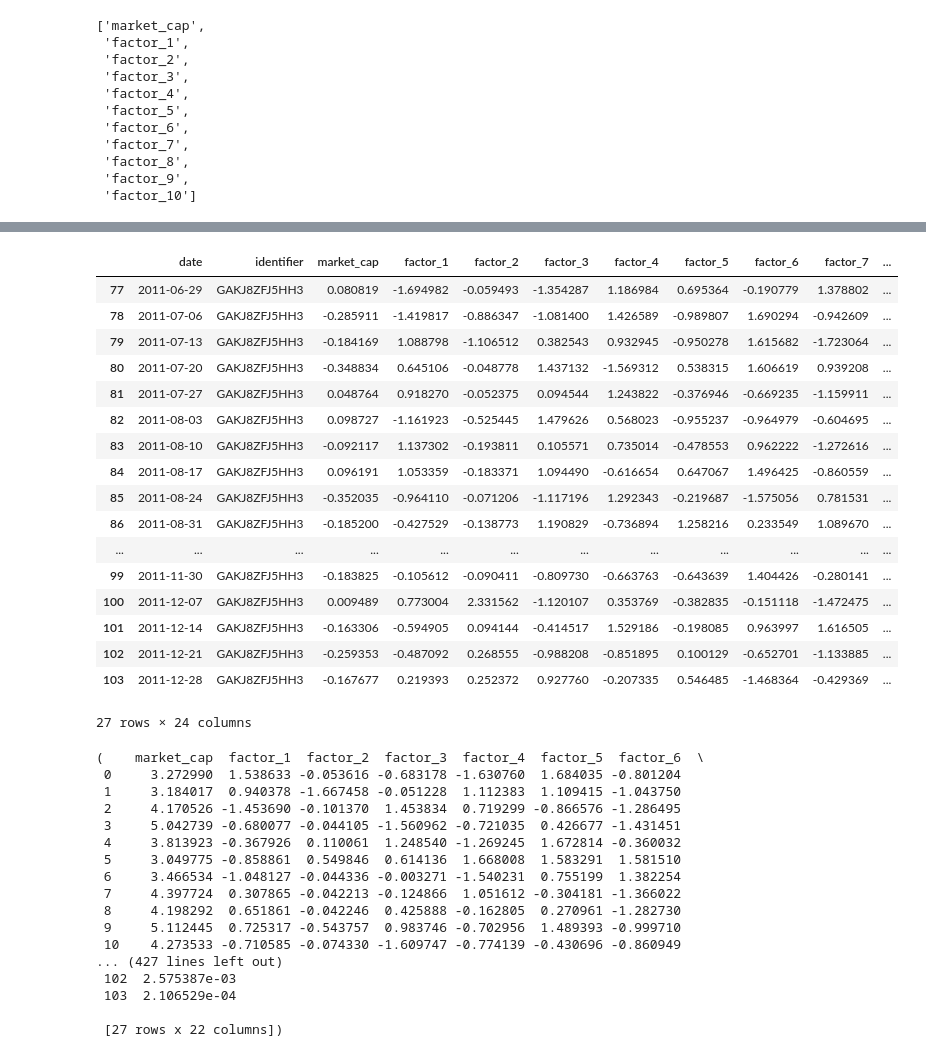
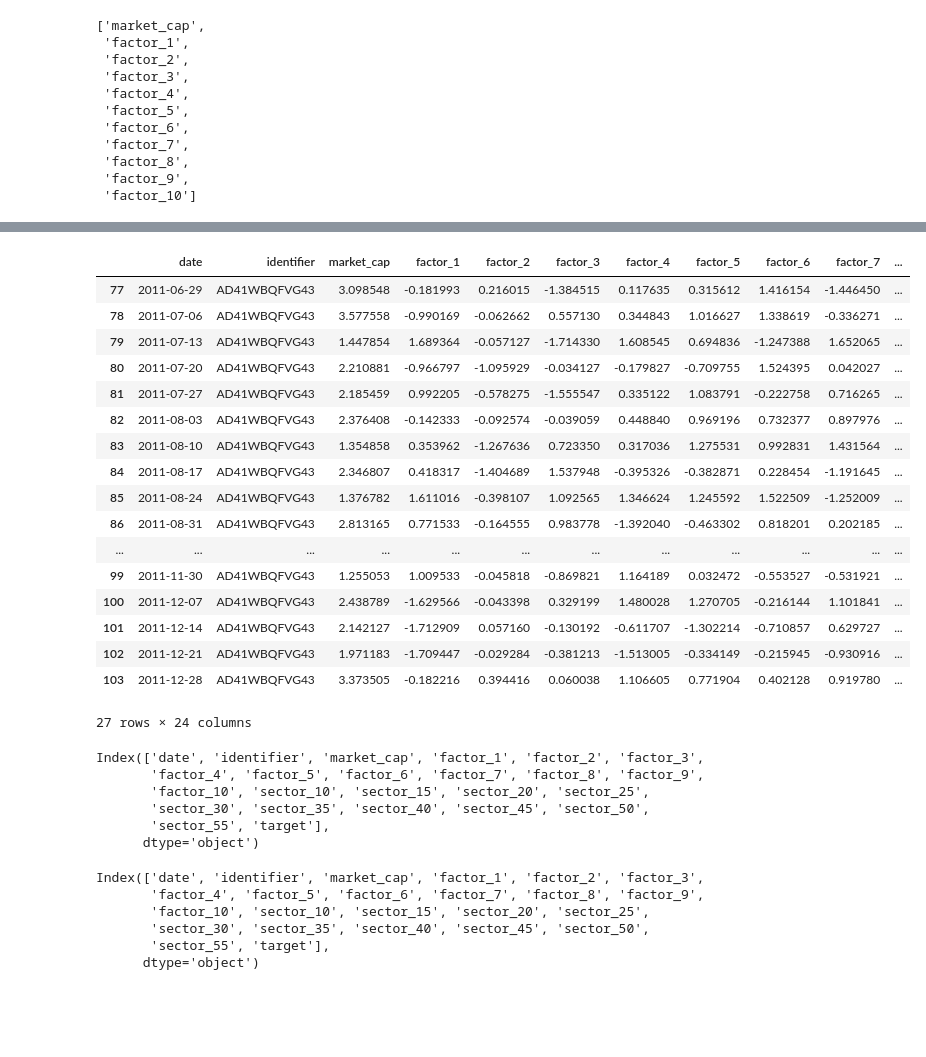
Before and after one commit to doogzultz/time_series_project, a Jupyter notebook: preprocessing_and_model_test.ipynb, the cells around one changed output, grey strips where cells are left out. Cells and saved outputs as stored; diff of their text form; code cells hidden in the pictures; blank space fills up the shorter version.

```diff
--- a/preprocessing_and_model_test.ipynb
+++ b/preprocessing_and_model_test.ipynb
@@ -26,7 +26,7 @@ from sklearn.metrics import mean_squared_error, mean_absolute_error
 # %%
 class g:
   window_size = 16
-  batch_size = 16
+  batch_size = 12
 # %%
 url = "https://raw.githubusercontent.com/doogzultz/time_series_project/main/data.csv"
 data = pd.read_csv(url)
@@ -166,13 +185,13 @@ def split_to_series(df, valid_size = .1, test_size = .1,length_cutoff = 4*g.wind
   train_dict = {}
   valid_dict = {}
   test_dict = {}
-  for i, ident in enumerate(shuffle(df_long.value_counts('identifier').index)):
+  for i, ident in enumerate(df_long.value_counts('identifier').index):
     series_dict[i] = df_long[df_long['identifier'] == ident].sort_values('date').reset_index().drop(columns = 'index')
     train_dict[i] = series_dict[i].iloc[:fl((1-valid_size - test_size)*len(series_dict[i])) - 2*g.window_size]
     valid_dict[i] = series_dict[i].iloc[fl((1-valid_size - test_size)*len(series_dict[i]))- 2*g.window_size:fl((1- test_size)*len(series_dict[i]))- g.window_size]
     test_dict[i] = series_dict[i].iloc[fl((1- test_size)*len(series_dict[i]))- g.window_size:]
-  for j, ident in enumerate(shuffle(df_short.value_counts('identifier').index)):
-    train_dict[len(series_dict)+j] = df_short[df_short['identifier'] == ident].sort_values('date').reset_index()
+  for j, ident in enumerate(df_short.value_counts('identifier').index):
+    train_dict[len(series_dict)+j] = df_short[df_short['identifier'] == ident].sort_values('date').reset_index().drop(columns = 'index')
   print(f"Number of time series to be trained and tested: {len([keys for keys in series_dict])}")
   print(f"Number of time series to be trained: {len([keys for keys in train_dict])}")
   return train_dict, valid_dict, test_dict
@@ -317,25 +336,43 @@ valid_scaled[25]
 26 rows × 24 columns
 # %%
-test_scaled[25]
+test_scaled[0]
 # %% [output]
 |  | date | identifier | market_cap | factor_1 | factor_2 | factor_3 | factor_4 | factor_5 | factor_6 | factor_7 | ... |
-| 77 | 2011-06-29 | GAKJ8ZFJ5HH3 | 0.080819 | -1.694982 | -0.059493 | -1.354287 | 1.186984 | 0.695364 | -0.190779 | 1.378802 | ... |
-| 78 | 2011-07-06 | GAKJ8ZFJ5HH3 | -0.285911 | -1.419817 | -0.886347 | -1.081400 | 1.426589 | -0.989807 | 1.690294 | -0.942609 | ... |
-| 79 | 2011-07-13 | GAKJ8ZFJ5HH3 | -0.184169 | 1.088798 | -1.106512 | 0.382543 | 0.932945 | -0.950278 | 1.615682 | -1.723064 | ... |
-| 80 | 2011-07-20 | GAKJ8ZFJ5HH3 | -0.348834 | 0.645106 | -0.048778 | 1.437132 | -1.569312 | 0.538315 | 1.606619 | 0.939208 | ... |
-| 81 | 2011-07-27 | GAKJ8ZFJ5HH3 | 0.048764 | 0.918270 | -0.052375 | 0.094544 | 1.243822 | -0.376946 | -0.669235 | -1.159911 | ... |
-| 82 | 2011-08-03 | GAKJ8ZFJ5HH3 | 0.098727 | -1.161923 | -0.525445 | 1.479626 | 0.568023 | -0.955237 | -0.964979 | -0.604695 | ... |
-| 83 | 2011-08-10 | GAKJ8ZFJ5HH3 | -0.092117 | 1.137302 | -0.193811 | 0.105571 | 0.735014 | -0.478553 | 0.962222 | -1.272616 | ... |
-| 84 | 2011-08-17 | GAKJ8ZFJ5HH3 | 0.096191 | 1.053359 | -0.183371 | 1.094490 | -0.616654 | 0.647067 | 1.496425 | -0.860559 | ... |
-| 85 | 2011-08-24 | GAKJ8ZFJ5HH3 | -0.352035 | -0.964110 | -0.071206 | -1.117196 | 1.292343 | -0.219687 | -1.575056 | 0.781531 | ... |
-| 86 | 2011-08-31 | GAKJ8ZFJ5HH3 | -0.185200 | -0.427529 | -0.138773 | 1.190829 | -0.736894 | 1.258216 | 0.233549 | 1.089670 | ... |
+| 77 | 2011-06-29 | AD41WBQFVG43 | 3.098548 | -0.181993 | 0.216015 | -1.384515 | 0.117635 | 0.315612 | 1.416154 | -1.446450 | ... |
+| 78 | 2011-07-06 | AD41WBQFVG43 | 3.577558 | -0.990169 | -0.062662 | 0.557130 | 0.344843 | 1.016627 | 1.338619 | -0.336271 | ... |
+| 79 | 2011-07-13 | AD41WBQFVG43 | 1.447854 | 1.689364 | -0.057127 | -1.714330 | 1.608545 | 0.694836 | -1.247388 | 1.652065 | ... |
+| 80 | 2011-07-20 | AD41WBQFVG43 | 2.210881 | -0.966797 | -1.095929 | -0.034127 | -0.179827 | -0.709755 | 1.524395 | 0.042027 | ... |
+| 81 | 2011-07-27 | AD41WBQFVG43 | 2.185459 | 0.992205 | -0.578275 | -1.555547 | 0.335122 | 1.083791 | -0.222758 | 0.716265 | ... |
+| 82 | 2011-08-03 | AD41WBQFVG43 | 2.376408 | -0.142333 | -0.092574 | -0.039059 | 0.448840 | 0.969196 | 0.732377 | 0.897976 | ... |
+| 83 | 2011-08-10 | AD41WBQFVG43 | 1.354858 | 0.353962 | -1.267636 | 0.723350 | 0.317036 | 1.275531 | 0.992831 | 1.431564 | ... |
+| 84 | 2011-08-17 | AD41WBQFVG43 | 2.346807 | 0.418317 | -1.404689 | 1.537948 | -0.395326 | -0.382871 | 0.228454 | -1.191645 | ... |
+| 85 | 2011-08-24 | AD41WBQFVG43 | 1.376782 | 1.611016 | -0.398107 | 1.092565 | 1.346624 | 1.245592 | 1.522509 | -1.252009 | ... |
+| 86 | 2011-08-31 | AD41WBQFVG43 | 2.813165 | 0.771533 | -0.164555 | 0.983778 | -1.392040 | -0.463302 | 0.818201 | 0.202185 | ... |
 | ... | ... | ... | ... | ... | ... | ... | ... | ... | ... | ... | ... |
-| 99 | 2011-11-30 | GAKJ8ZFJ5HH3 | -0.183825 | -0.105612 | -0.090411 | -0.809730 | -0.663763 | -0.643639 | 1.404426 | -0.280141 | ... |
-| 100 | 2011-12-07 | GAKJ8ZFJ5HH3 | 0.009489 | 0.773004 | 2.331562 | -1.120107 | 0.353769 | -0.382835 | -0.151118 | -1.472475 | ... |
-| 101 | 2011-12-14 | GAKJ8ZFJ5HH3 | -0.163306 | -0.594905 | 0.094144 | -0.414517 | 1.529186 | -0.198085 | 0.963997 | 1.616505 | ... |
-| 102 | 2011-12-21 | GAKJ8ZFJ5HH3 | -0.259353 | -0.487092 | 0.268555 | -0.988208 | -0.851895 | 0.100129 | -0.652701 | -1.133885 | ... |
-| 103 | 2011-12-28 | GAKJ8ZFJ5HH3 | -0.167677 | 0.219393 | 0.252372 | 0.927760 | -0.207335 | 0.546485 | -1.468364 | -0.429369 | ... |
+| 99 | 2011-11-30 | AD41WBQFVG43 | 1.255053 | 1.009533 | -0.045818 | -0.869821 | 1.164189 | 0.032472 | -0.553527 | -0.531921 | ... |
+| 100 | 2011-12-07 | AD41WBQFVG43 | 2.438789 | -1.629566 | -0.043398 | 0.329199 | 1.480028 | 1.270705 | -0.216144 | 1.101841 | ... |
+| 101 | 2011-12-14 | AD41WBQFVG43 | 2.142127 | -1.712909 | 0.057160 | -0.130192 | -0.611707 | -1.302214 | -0.710857 | 0.629727 | ... |
+| 102 | 2011-12-21 | AD41WBQFVG43 | 1.971183 | -1.709447 | -0.029284 | -0.381213 | -1.513005 | -0.334149 | -0.215945 | -0.930916 | ... |
+| 103 | 2011-12-28 | AD41WBQFVG43 | 3.373505 | -0.182216 | 0.394416 | 0.060038 | 1.106605 | 0.771904 | 0.402128 | 0.919780 | ... |
 27 rows × 24 columns
+# %%
+train_scaled[0].columns
+# %% [output]
+Index(['date', 'identifier', 'market_cap', 'factor_1', 'factor_2', 'factor_3',
+       'factor_4', 'factor_5', 'factor_6', 'factor_7', 'factor_8', 'factor_9',
+       'factor_10', 'sector_10', 'sector_15', 'sector_20', 'sector_25',
+       'sector_30', 'sector_35', 'sector_40', 'sector_45', 'sector_50',
+       'sector_55', 'target'],
+      dtype='object')
+# %%
+train_scaled[322].columns
+# %% [output]
+Index(['date', 'identifier', 'market_cap', 'factor_1', 'factor_2', 'factor_3',
+       'factor_4', 'factor_5', 'factor_6', 'factor_7', 'factor_8', 'factor_9',
+       'factor_10', 'sector_10', 'sector_15', 'sector_20', 'sector_25',
+       'sector_30', 'sector_35', 'sector_40', 'sector_45', 'sector_50',
+       'sector_55', 'target'],
+      dtype='object')
 # %%
 def drop_final_columns(data_dict):
   for i in range(0, len(data_dict)):
@@ -344,26 +381,6 @@ def drop_final_columns(data_dict):
 # %%
 train_scaled, valid_scaled, test_scaled = \
 drop_final_columns(train_scaled), drop_final_columns(valid_scaled), drop_final_columns(test_scaled)
-# %%
-train_scaled[5], valid_scaled[5], test_scaled[5]
-# %% [output]
-(    market_cap  factor_1  factor_2  factor_3  factor_4  factor_5  factor_6  \
- 0     3.272990  1.538633 -0.053616 -0.683178 -1.630760  1.684035 -0.801204
- 1     3.184017  0.940378 -1.667458 -0.051228  1.112383  1.109415 -1.043750
- 2     4.170526 -1.453690 -0.101370  1.453834  0.719299 -0.866576 -1.286495
- 3     5.042739 -0.680077 -0.044105 -1.560962 -0.721035  0.426677 -1.431451
- 4     3.813923 -0.367926  0.110061  1.248540 -1.269245  1.672814 -0.360032
- 5     3.049775 -0.858861  0.549846  0.614136  1.668008  1.583291  1.581510
- 6     3.466534 -1.048127 -0.044336 -0.003271 -1.540231  0.755199  1.382254
- 7     4.397724  0.307865 -0.042213 -0.124866  1.051612 -0.304181 -1.366022
- 8     4.198292  0.651861 -0.042246  0.425888 -0.162805  0.270961 -1.282730
- 9     5.112445  0.725317 -0.543757  0.983746 -0.702956  1.489393 -0.999710
- 10    4.273533 -0.710585 -0.074330 -1.609747 -0.774139 -0.430696 -0.860949
-... (427 lines left out)
- 102  2.575387e-03
- 103  2.106529e-04
-
- [27 rows x 22 columns])
 # %%
 def plot_model_perf(history, metric = None):
   plt.figure(figsize=(12,8))
```
Also changed, not shown: parts of 11 cells of this notebook.
